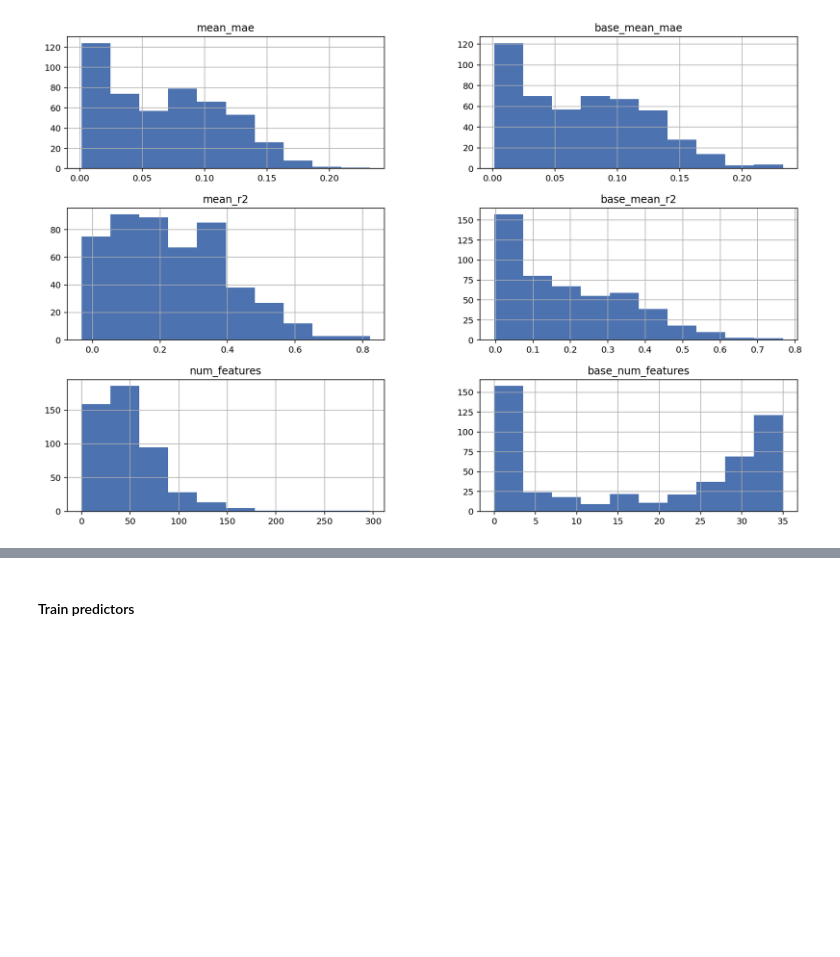
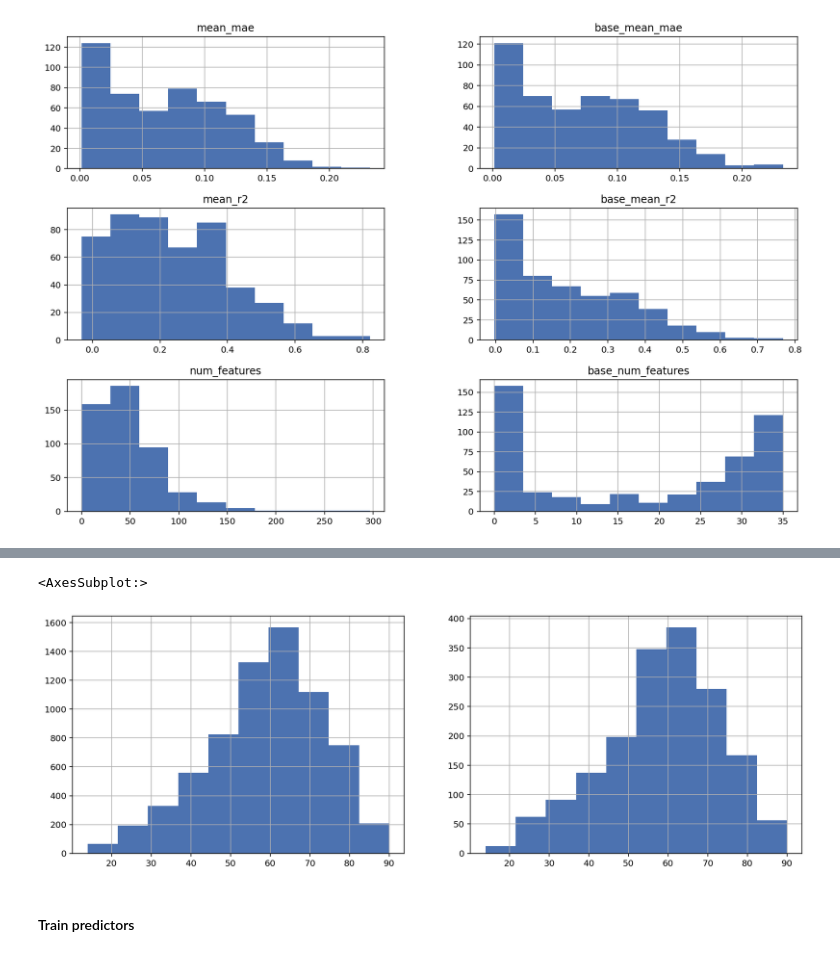
Before and after one commit to zanekoch/methylation_and_mutation, a Jupyter notebook: mut_clock_dev.ipynb, the cells around one changed output, grey strips where cells are left out. Saved outputs shown, nothing was run; the diff lists cells and outputs as text; code cells hidden in the pictures; blank space fills up the shorter version.

Commit message:
balanced train test split

```diff
--- a/mut_clock_dev.ipynb
+++ b/mut_clock_dev.ipynb
@@ -120,0 +130,3 @@ array([[<AxesSubplot:title={'center':'mean_mae'}>,
+# %%
+# balance dataset between training and testing
+X_train, X_test = train_test_split(all_methyl_age_df_t, random_state=0, test_size=0.2, train_size=0.8, stratify=all_methyl_age_df_t['dataset'])
@@ -121,3 +161,11 @@ array([[<AxesSubplot:title={'center':'mean_mae'}>,
+# %%
+# this also results in a fairly balanced age distribution
+fig, axes = plt.subplots(1, 2, figsize=(15, 5))
+X_train['age_at_index'].hist(ax=axes[0])
+X_test['age_at_index'].hist(ax = axes[1])
+# %% [output]
+<AxesSubplot:>
+[figure, added]
 # %% [markdown]
 #### Train predictors
 # %%
```
Also changed, not shown: parts of 6 cells of this notebook, 2 other files.
